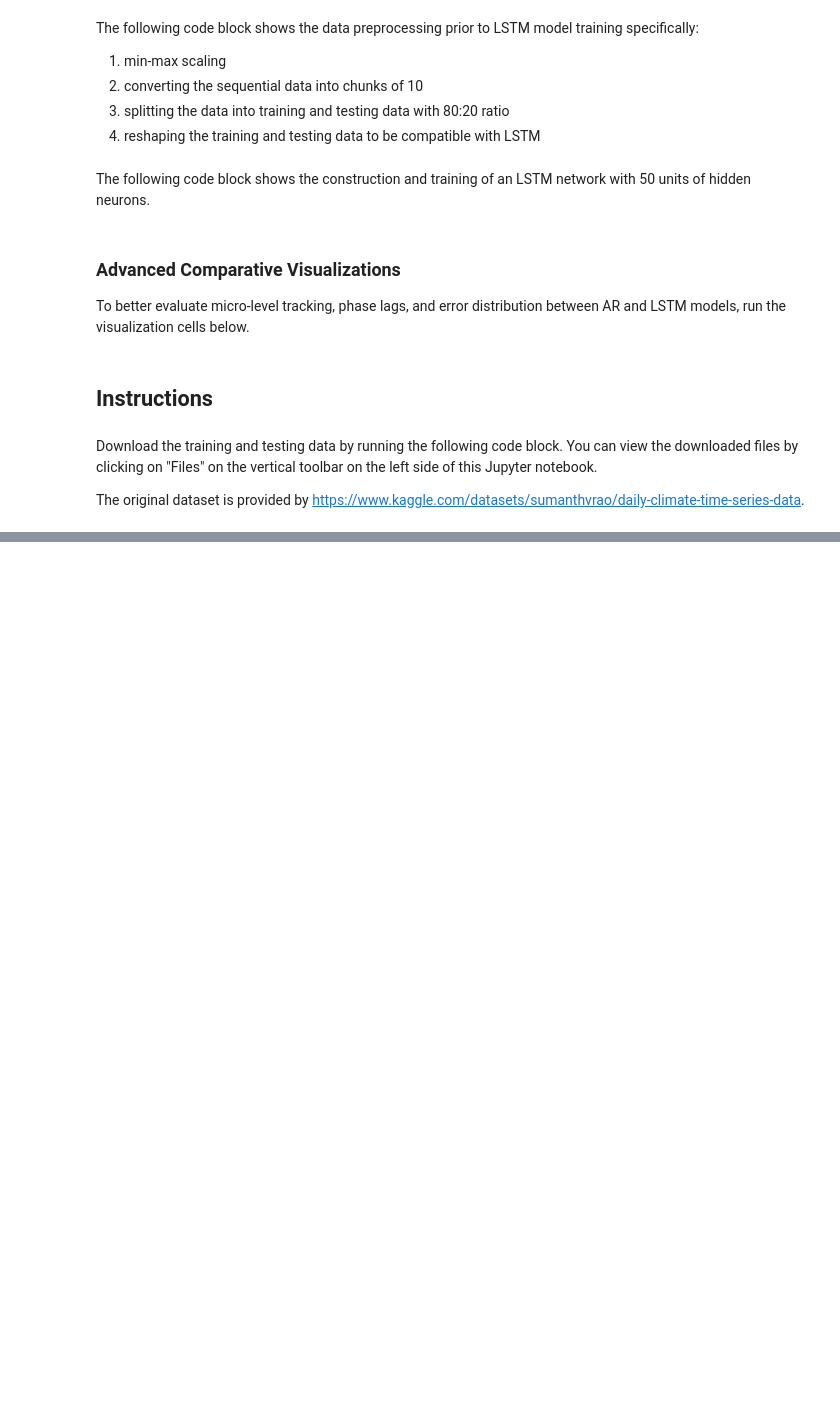
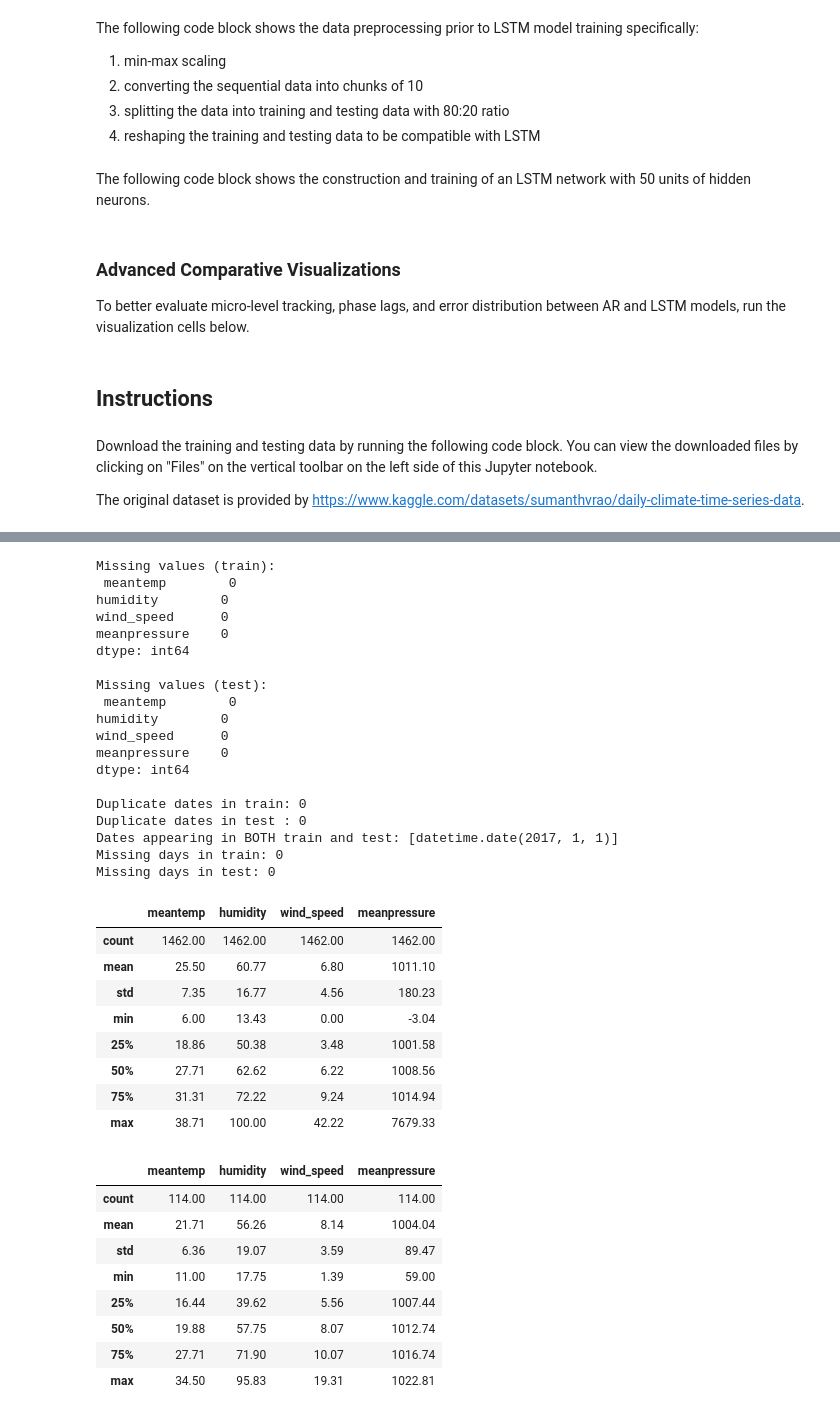
Before and after one commit to JoshuaOhYQ/Graded_Lab_3_Sequential_Data_Prediction, a Jupyter notebook: sequential-data-prediction.ipynb, the cells around one changed output, grey strips where cells are left out. Drawn from its saved outputs; the diff is of its cells as text; code cells hidden in the pictures; blank space fills up the shorter version.

Commit message:
Updated till Cleaning the Database

```diff
--- a/sequential-data-prediction.ipynb
+++ b/sequential-data-prediction.ipynb
@@ -180,0 +245,61 @@ The open-ended lab report will be marked according to the following rubrics.
+# %%
+# Checking for Inconsistency, gaps, missing data in the database
+
+# 1. Missing values
+print("Missing values (train):\n", train_df.isna().sum(), "\n")
+print("Missing values (test):\n",  test_df.isna().sum(), "\n")
+
+# 2. Duplicate dates
+print("Duplicate dates in train:", train_df.index.duplicated().sum())
+print("Duplicate dates in test :", test_df.index.duplicated().sum())
+
+# 3. Overlap between train and test
+overlap = train_df.index.intersection(test_df.index)
+print("Dates appearing in BOTH train and test:", list(overlap.date))
+
+# 4. Gaps: is every day present?
+for name, d in [('train', train_df), ('test', test_df)]:
+    full_range = pd.date_range(d.index.min(), d.index.max(), freq='D')
+    print(f"Missing days in {name}: {len(full_range.difference(d.index))}")
+
+# 5. Summary statistics (look for impossible values)
+display(train_df.describe().round(2))
+display(test_df.describe().round(2))
+# %% [output]
+Missing values (train):
+ meantemp        0
+humidity        0
+wind_speed      0
+meanpressure    0
+dtype: int64
+
+Missing values (test):
+ meantemp        0
+humidity        0
+wind_speed      0
+meanpressure    0
+dtype: int64
+
+Duplicate dates in train: 0
+Duplicate dates in test : 0
+Dates appearing in BOTH train and test: [datetime.date(2017, 1, 1)]
+Missing days in train: 0
+Missing days in test: 0
+|  | meantemp | humidity | wind_speed | meanpressure |
+| count | 1462.00 | 1462.00 | 1462.00 | 1462.00 |
+| mean | 25.50 | 60.77 | 6.80 | 1011.10 |
+| std | 7.35 | 16.77 | 4.56 | 180.23 |
+| min | 6.00 | 13.43 | 0.00 | -3.04 |
+| 25% | 18.86 | 50.38 | 3.48 | 1001.58 |
+| 50% | 27.71 | 62.62 | 6.22 | 1008.56 |
+| 75% | 31.31 | 72.22 | 9.24 | 1014.94 |
+| max | 38.71 | 100.00 | 42.22 | 7679.33 |
+|  | meantemp | humidity | wind_speed | meanpressure |
+| count | 114.00 | 114.00 | 114.00 | 114.00 |
+| mean | 21.71 | 56.26 | 8.14 | 1004.04 |
+| std | 6.36 | 19.07 | 3.59 | 89.47 |
+| min | 11.00 | 17.75 | 1.39 | 59.00 |
+| 25% | 16.44 | 39.62 | 5.56 | 1007.44 |
+| 50% | 19.88 | 57.75 | 8.07 | 1012.74 |
+| 75% | 27.71 | 71.90 | 10.07 | 1016.74 |
+| max | 34.50 | 95.83 | 19.31 | 1022.81 |
```
Also changed, not shown: parts of 13 cells of this notebook.
